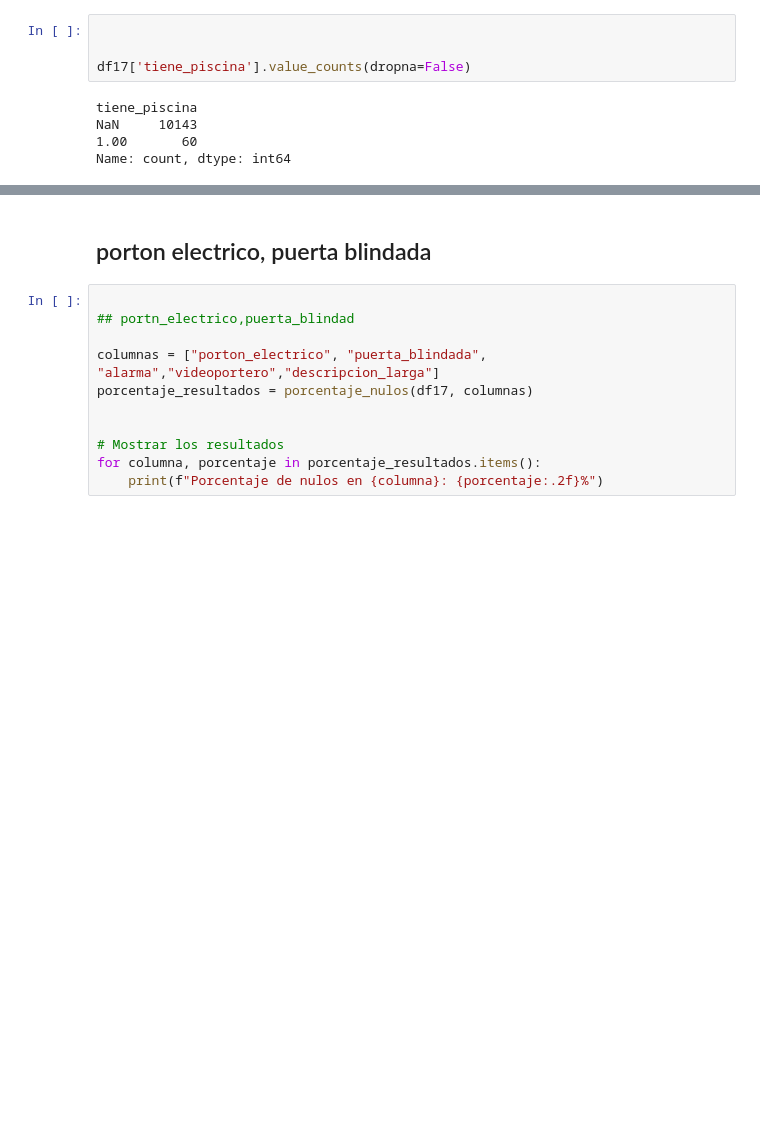
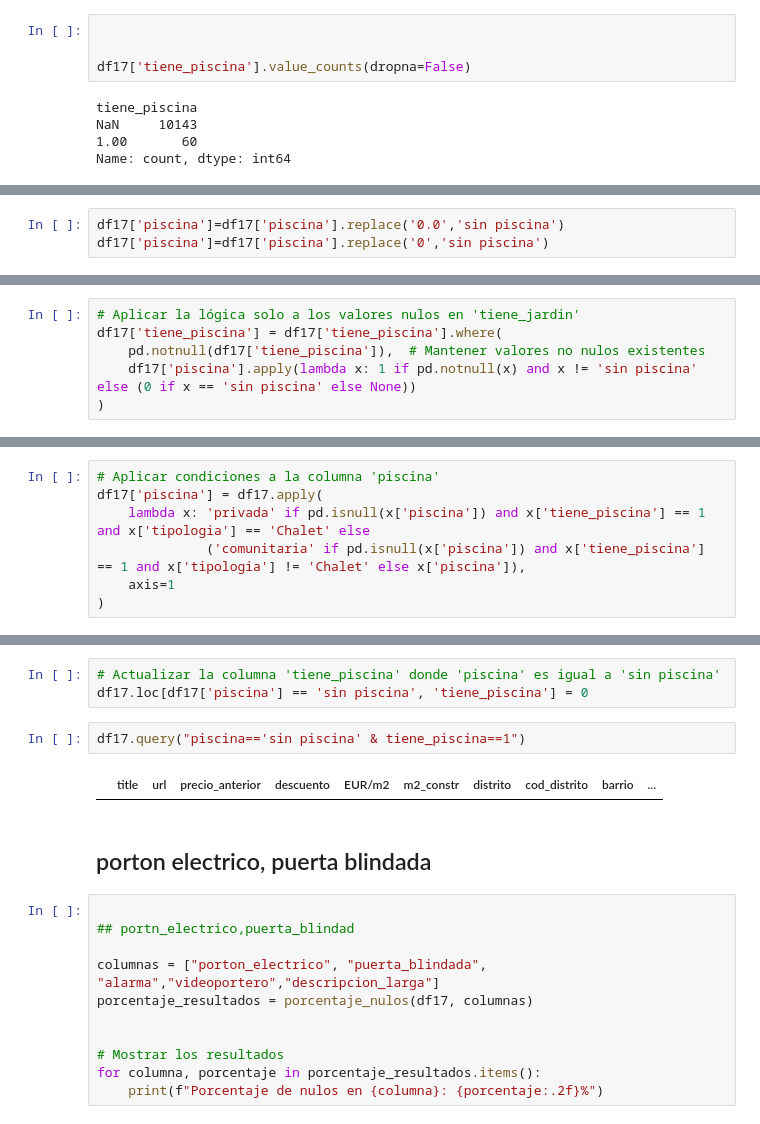
Before and after one commit to avaquerocastro/precios-de-vivienda-madrid, a Jupyter notebook: codigo/01-preprocesamiento-de-datos/Revision_columnas/Revision_Columnas01032025.ipynb, the cells around one changed output, grey strips where cells are left out. Saved outputs shown, nothing was run; the diff lists cells and outputs as text; blank space fills up the shorter version.

```diff
--- a/codigo/01-preprocesamiento-de-datos/Revision_columnas/Revision_Columnas01032025.ipynb
+++ b/codigo/01-preprocesamiento-de-datos/Revision_columnas/Revision_Columnas01032025.ipynb
@@ -1321,0 +1347,3 @@ df17.loc[(df17['piscina'] != 0.0) & (df17['piscina'] != 0) & (df17['piscina'] !=
+# %%
+df17['piscina']=df17['piscina'].replace('0.0','sin piscina')
+df17['piscina']=df17['piscina'].replace('0','sin piscina')
@@ -1322,3 +1363,9 @@ df17.loc[(df17['piscina'] != 0.0) & (df17['piscina'] != 0) & (df17['piscina'] !=
+# %%
+# Aplicar la lógica solo a los valores nulos en 'tiene_jardin'
+df17['tiene_piscina'] = df17['tiene_piscina'].where(
+    pd.notnull(df17['tiene_piscina']),  # Mantener valores no nulos existentes
+    df17['piscina'].apply(lambda x: 1 if pd.notnull(x) and x != 'sin piscina' else (0 if x == 'sin piscina' else None))
+)
 # %%
 df17['tiene_piscina'].value_counts(dropna=False)
 # %% [output]
@@ -1333,0 +1377,7 @@ array(['Indomio.com', 'pisos.com', 'redpiso', 'pisosmadrid'], dtype=object)
+# %%
+# Aplicar condiciones a la columna 'piscina'
+df17['piscina'] = df17.apply(
+    lambda x: 'privada' if pd.isnull(x['piscina']) and x['tiene_piscina'] == 1 and x['tipologia'] == 'Chalet' else
+              ('comunitaria' if pd.isnull(x['piscina']) and x['tiene_piscina'] == 1 and x['tipologia'] != 'Chalet' else x['piscina']),
+    axis=1
+)
@@ -1334,3 +1398,10 @@ array(['Indomio.com', 'pisos.com', 'redpiso', 'pisosmadrid'], dtype=object)
+# %%
+# Actualizar la columna 'tiene_piscina' donde 'piscina' es igual a 'sin piscina'
+df17.loc[df17['piscina'] == 'sin piscina', 'tiene_piscina'] = 0
+# %%
+df17.query("piscina=='sin piscina' & tiene_piscina==1")
+# %% [output]
+|  | title | url | precio_anterior | descuento | EUR/m2 | m2_constr | distrito | cod_distrito | barrio | ... |
 # %% [markdown]
 ## porton electrico, puerta blindada
 # %%
```
Also changed, not shown: parts of 65 cells of this notebook, 7 other files.
